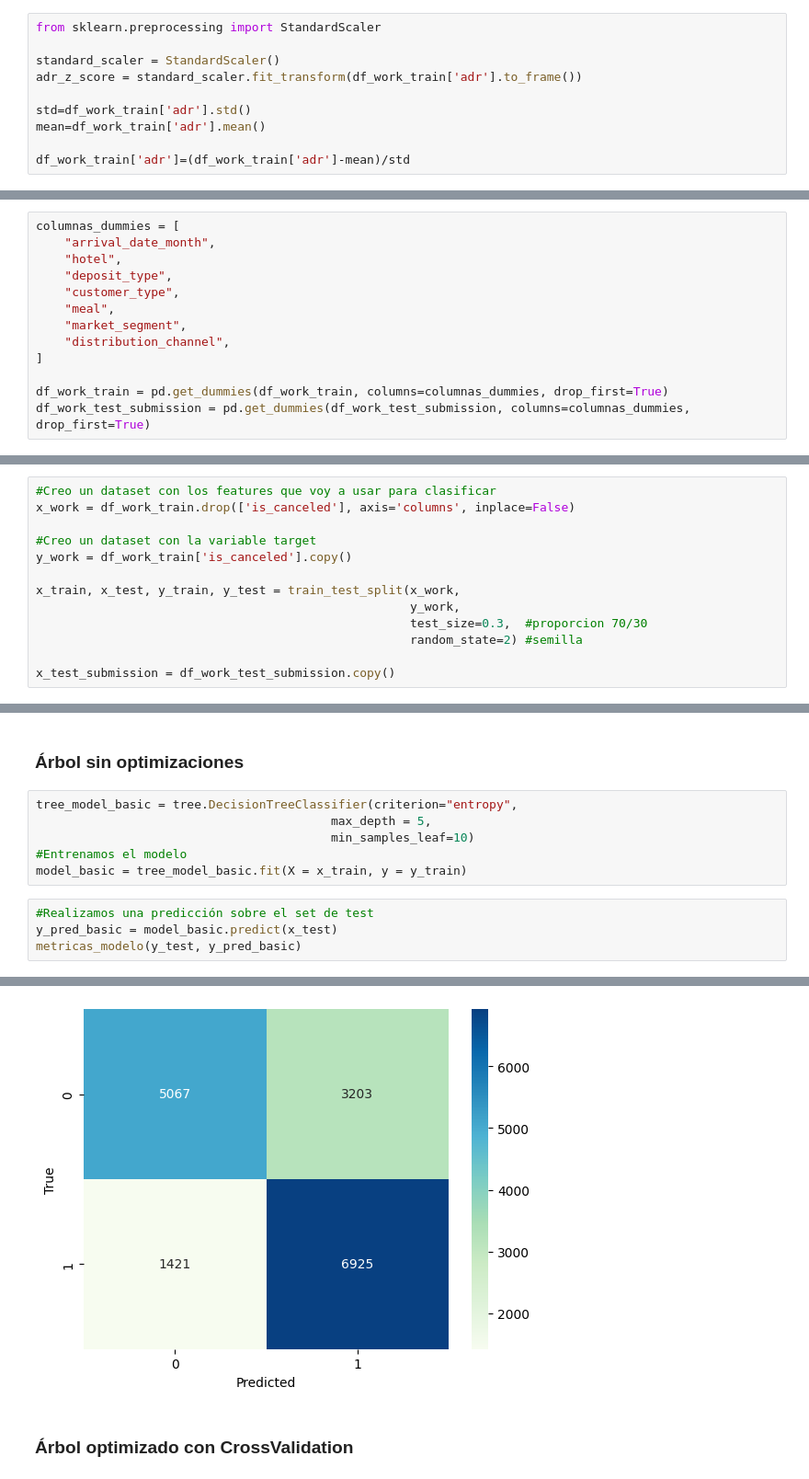
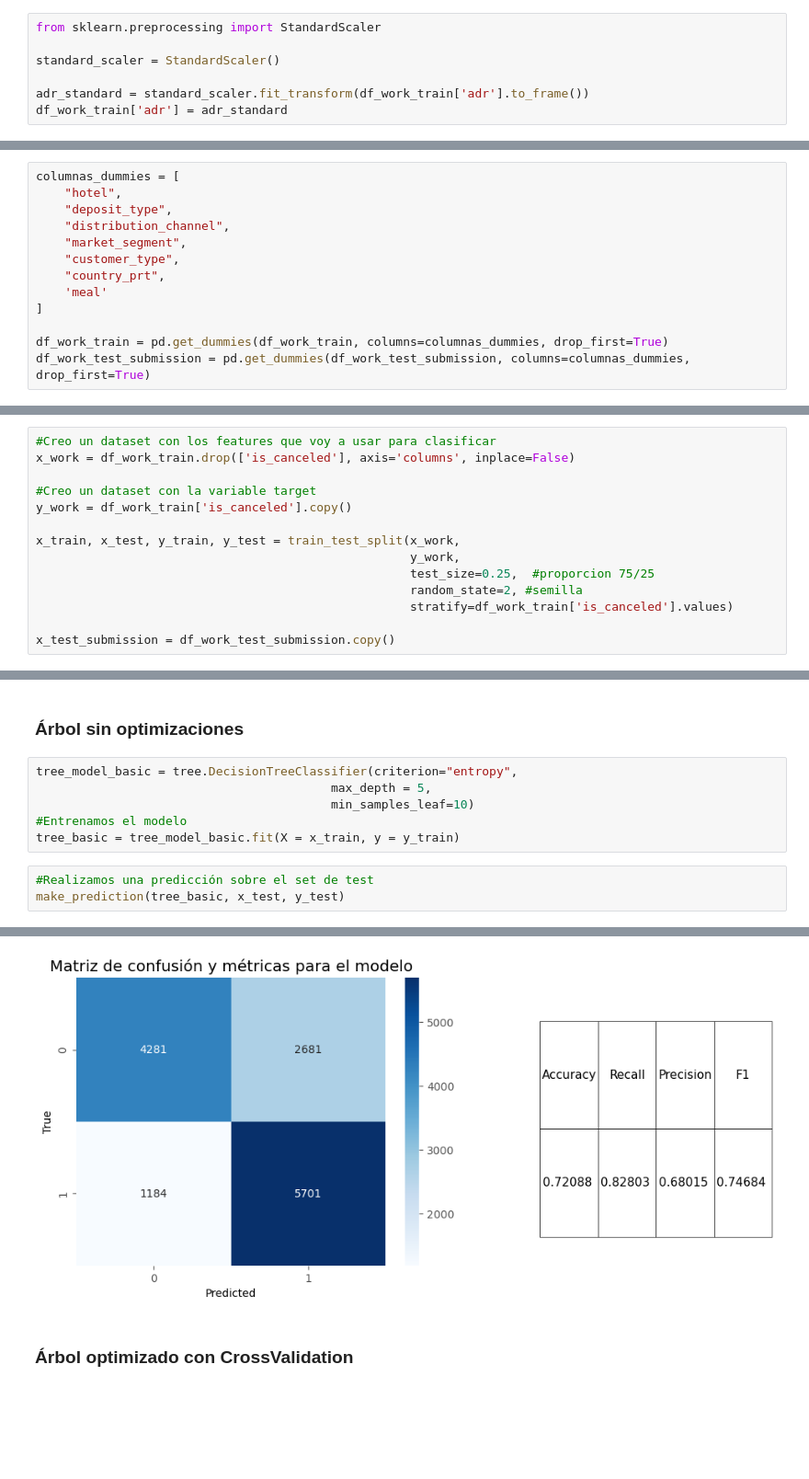
Before and after one commit to FranGuti/7506R-1C2023-GRUPO34, a Jupyter notebook: Notebooks/7506R_TP1_GRUPO34_CHP2_ENTREGA.ipynb, the cells around one changed output, grey strips where cells are left out. Shown at 92% size. Saved outputs shown, nothing was run; the diff lists cells and outputs as text; blank space fills up the shorter version.

```diff
--- a/Notebooks/7506R_TP1_GRUPO34_CHP2_ENTREGA.ipynb
+++ b/Notebooks/7506R_TP1_GRUPO34_CHP2_ENTREGA.ipynb
@@ -258,9 +421,6 @@ Se normaliza por z-score la variable cuantiativa continua `adr`
 from sklearn.preprocessing import StandardScaler
 
 standard_scaler = StandardScaler()
-adr_z_score = standard_scaler.fit_transform(df_work_train['adr'].to_frame())
 
-std=df_work_train['adr'].std()
-mean=df_work_train['adr'].mean()
-
-df_work_train['adr']=(df_work_train['adr']-mean)/std
+adr_standard = standard_scaler.fit_transform(df_work_train['adr'].to_frame())
+df_work_train['adr'] = adr_standard
@@ -292,13 +458,13 @@ plt.show()
 Para aquellas **variables cualitativas de texto** que presentan los mismos valores tanto en el train como en el test, utitilizamos *One Hot Encoding* para que puedan ser procesadas por los modelos
 # %%
 columnas_dummies = [
-    "arrival_date_month",
     "hotel",
     "deposit_type",
+    "distribution_channel",
+    "market_segment",
     "customer_type",
-    "meal",
-    "market_segment",
-    "distribution_channel",
+    "country_prt",
+    'meal'
 ]
 
 df_work_train = pd.get_dummies(df_work_train, columns=columnas_dummies, drop_first=True)
@@ -318,8 +488,9 @@ y_work = df_work_train['is_canceled'].copy()
 
 x_train, x_test, y_train, y_test = train_test_split(x_work,
                                                     y_work,
-                                                    test_size=0.3,  #proporcion 70/30
-                                                    random_state=2) #semilla
+                                                    test_size=0.25,  #proporcion 75/25
+                                                    random_state=2, #semilla
+                                                    stratify=df_work_train['is_canceled'].values)
 
 x_test_submission = df_work_test_submission.copy()
 # %% [markdown]
@@ -331,9 +502,8 @@ tree_model_basic = tree.DecisionTreeClassifier(criterion="entropy",
                                          max_depth = 5,
                                          min_samples_leaf=10)
 #Entrenamos el modelo
-model_basic = tree_model_basic.fit(X = x_train, y = y_train)
+tree_basic = tree_model_basic.fit(X = x_train, y = y_train)
 # %%
 #Realizamos una predicción sobre el set de test
-y_pred_basic = model_basic.predict(x_test)
-metricas_modelo(y_test, y_pred_basic)
+make_prediction(tree_basic, x_test, y_test)
 # %% [output]
@@ -344,4 +510,4 @@ f1 score: 0.7497022842914367
-[figure, old version]
+[figure, new version]
 # %% [markdown]
 ### Árbol optimizado con CrossValidation
 # %% [markdown]
```
Also changed, not shown: parts of 49 cells of this notebook, 6 other files.
